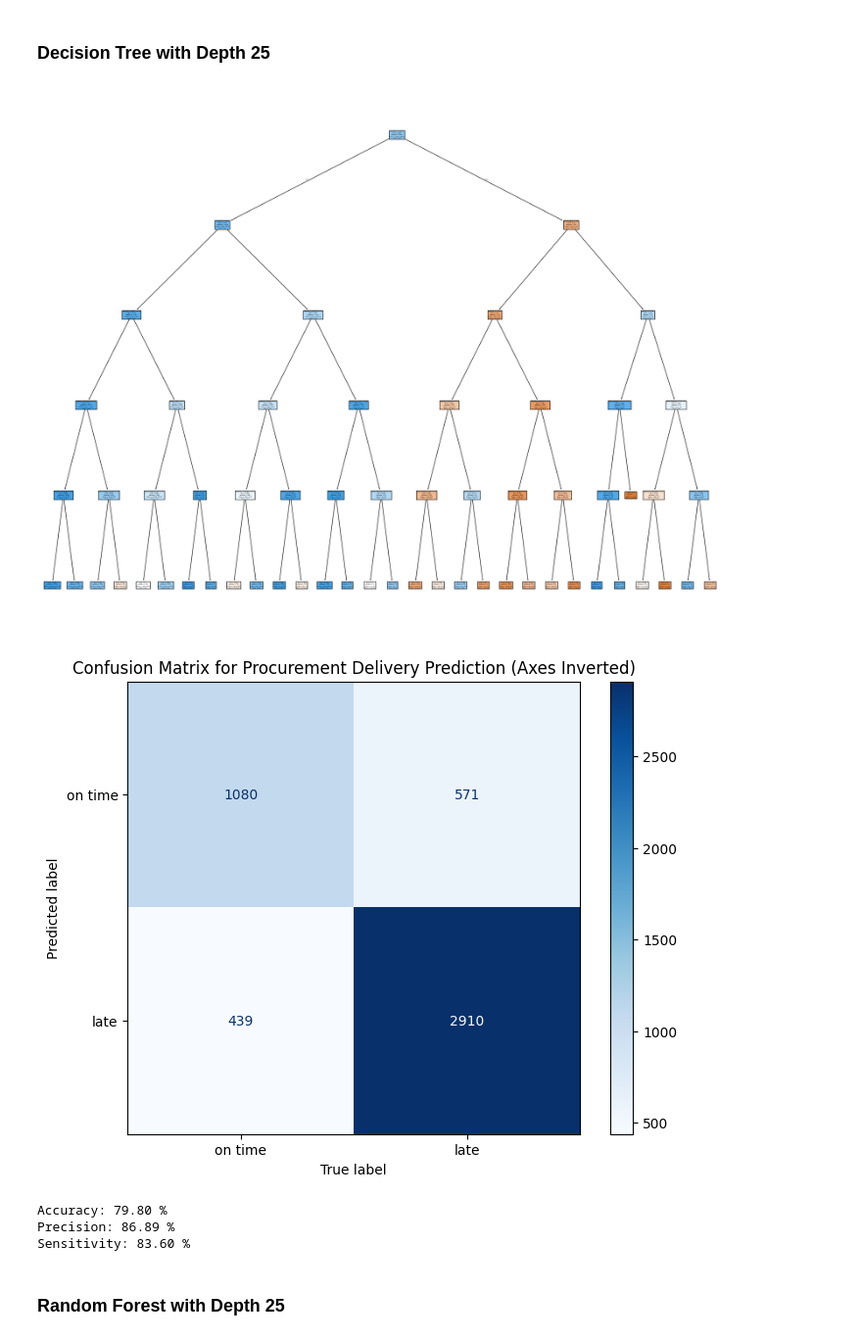
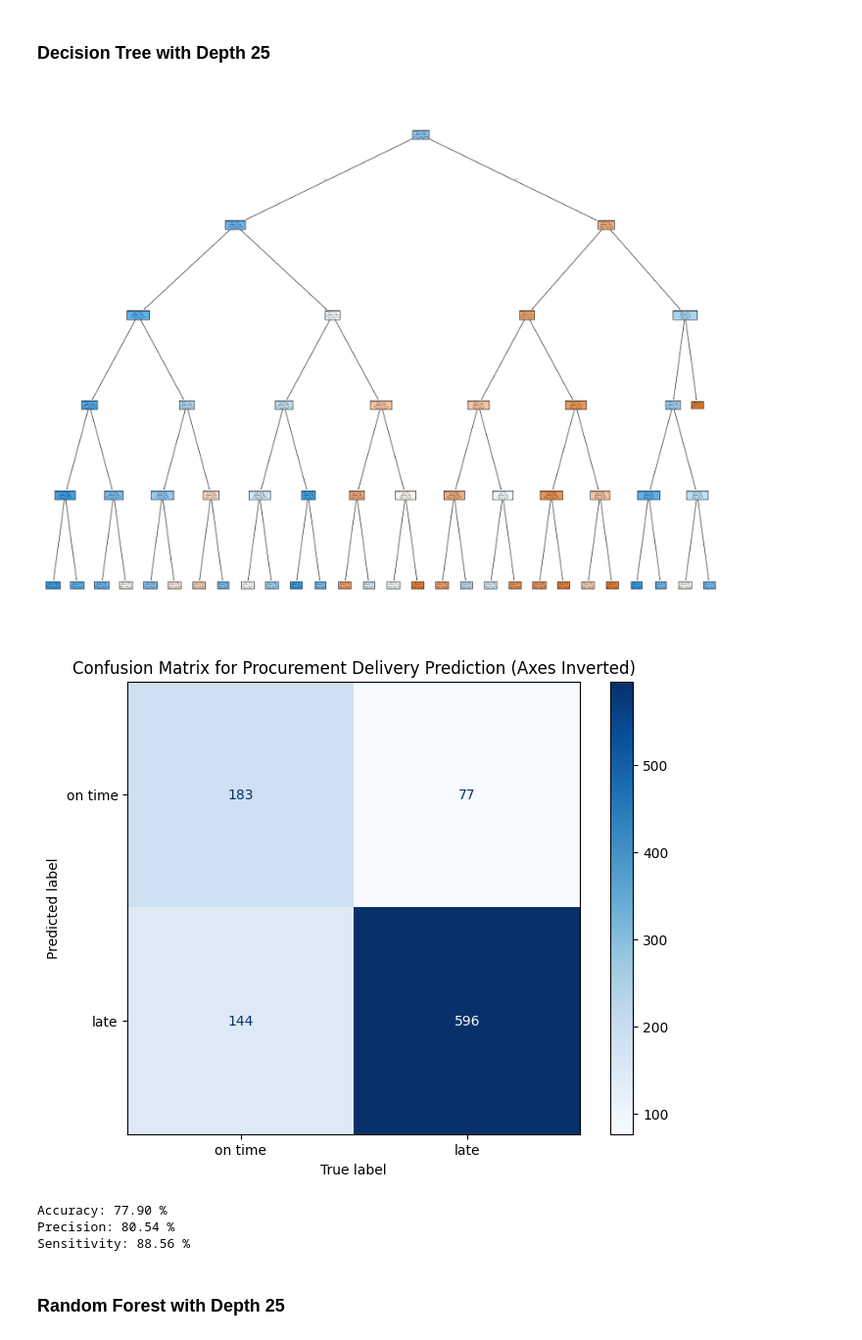
Before and after one commit to anantapdash/MBA_BusinessAnalytics_SalesPrediction, a Jupyter notebook: py_Final_CaseStudy.ipynb, the cells around one changed output. Shown at 98% size. Saved outputs shown, nothing was run; the diff lists cells and outputs as text; code cells hidden in the pictures.

```diff
--- a/py_Final_CaseStudy.ipynb
+++ b/py_Final_CaseStudy.ipynb
@@ -100,6 +100,7 @@ Sensitivity: 99.97 %
 import pandas as pd
 from sklearn.tree import DecisionTreeClassifier , plot_tree
 from matplotlib import pyplot as plt
+from sklearn.model_selection import train_test_split
 from sklearn.metrics import confusion_matrix, ConfusionMatrixDisplay, accuracy_score , precision_score , recall_score
 import os
 from datetime import datetime
@@ -151,9 +152,24 @@ features = (['quantity'] +
 [col for col in transactions3.columns if col.startswith('Weekday_')] +
 [col for col in transactions3.columns if col.startswith('price_category_')]);
 
+depths = list(range(3, 30))
+train_accuracies = []
+test_accuracies = []
+random_var = 2025
+
+X_train, X_test, y_train, y_test = train_test_split(
+    transactions3[features],
+    transactions3['late'],
+    test_size=0.2,
+    random_state=random_var
+)
+
+
 # Train a Decision Tree Classifier
-tree = DecisionTreeClassifier(max_depth=maxdepth)
-tree.fit(X = transactions3[features], y = transactions3['late'])
+tree = DecisionTreeClassifier(max_depth=maxdepth ,random_state=random_var)
+#tree.fit(X = transactions3[features], y = transactions3['late'])
+tree.fit(X=X_train, y=y_train)
+
 
 # Make predictions on the training data
 plt.figure(figsize=(25,20))
@@ -164,50 +180,59 @@ plt.savefig('Decision_Trees/'+runID+'decision_tree_v_'+now_str+'.png', dpi=300,
 plt.show()
 
 # Evaluate the model using confusion matrix
-y_pred = tree.predict(transactions3[features])
-y_true = transactions3['late']
-cm = confusion_matrix(y_true, y_pred)
+# y_pred = tree.predict(transactions3[features])
+# y_true = transactions3['late']
+y_pred = tree.predict(X_test)
+y_pred_train = tree.predict(X_train)
+
+train_acc = accuracy_score(y_true=y_train, y_pred=y_pred_train)
+test_acc = accuracy_score(y_true=y_test, y_pred=y_pred)
+
+# y_pred = tree.predict(transactions3[features])
+# y_true = transactions3['late']
+
+cm = confusion_matrix(y_test, y_pred)
 cm_transposed = cm.T
 
 # Create a confusion matrix display with transposed axes
 disp = ConfusionMatrixDisplay(confusion_matrix=cm_transposed,
                              display_labels=['on time', 'late'])
 
 # Create a figure and plot
 fig, ax = plt.subplots(figsize=(8, 6))
 disp.plot(ax=ax, cmap='Blues')
 plt.xlabel('True label')  # This will now be on the x-axis
 plt.ylabel('Predicted label')  # This will now be on the y-axis
 plt.title('Confusion Matrix for Procurement Delivery Prediction (Axes Inverted)')
 plt.savefig('Confusion_matrix/'+runID+'confusion_matrix_v_'+now_str+'.png', dpi=300, bbox_inches='tight')
 plt.show()
 
-accuracy = accuracy_score(y_true = y_true , y_pred = y_pred)
-precision = precision_score(y_true = y_true , y_pred = y_pred)
-sensitivity = recall_score(y_true = y_true , y_pred = y_pred)
+accuracy = accuracy_score(y_true = y_test , y_pred = y_pred)
+precision = precision_score(y_true = y_test , y_pred = y_pred)
+sensitivity = recall_score(y_true = y_test , y_pred = y_pred)
 
 print (f"Accuracy: {accuracy * 100:.2f} %")
 print (f"Precision: {precision * 100:.2f} %")
 print (f"Sensitivity: {sensitivity * 100:.2f} %")
 
 output_text = (
     f"Accuracy: {accuracy * 100:.2f} %\n"
     f"Precision: {precision * 100:.2f} %\n"
     f"Sensitivity: {sensitivity * 100:.2f} %"
 )
 
 # Create a figure
 fig, ax = plt.subplots(figsize=(6, 2))
 ax.axis('off')  # Hide axes
 plt.text(0.01, 0.5, output_text, fontsize=14, va='center', ha='left')
 plt.savefig(f'Performance_Measurement/{runID}metrics_output_{now_str}.png', bbox_inches='tight', dpi=300)
 plt.close()
 # %% [output]
-[figure, old version]
+[figure, new version]
-[figure, old version]
+[figure, new version]
-Accuracy: 79.80 %
-Precision: 86.89 %
-Sensitivity: 83.60 %
+Accuracy: 77.90 %
+Precision: 80.54 %
+Sensitivity: 88.56 %
 # %% [markdown]
 ### Random Forest  with Depth 25
 # %%
```
Also changed, not shown: 4 other files.
